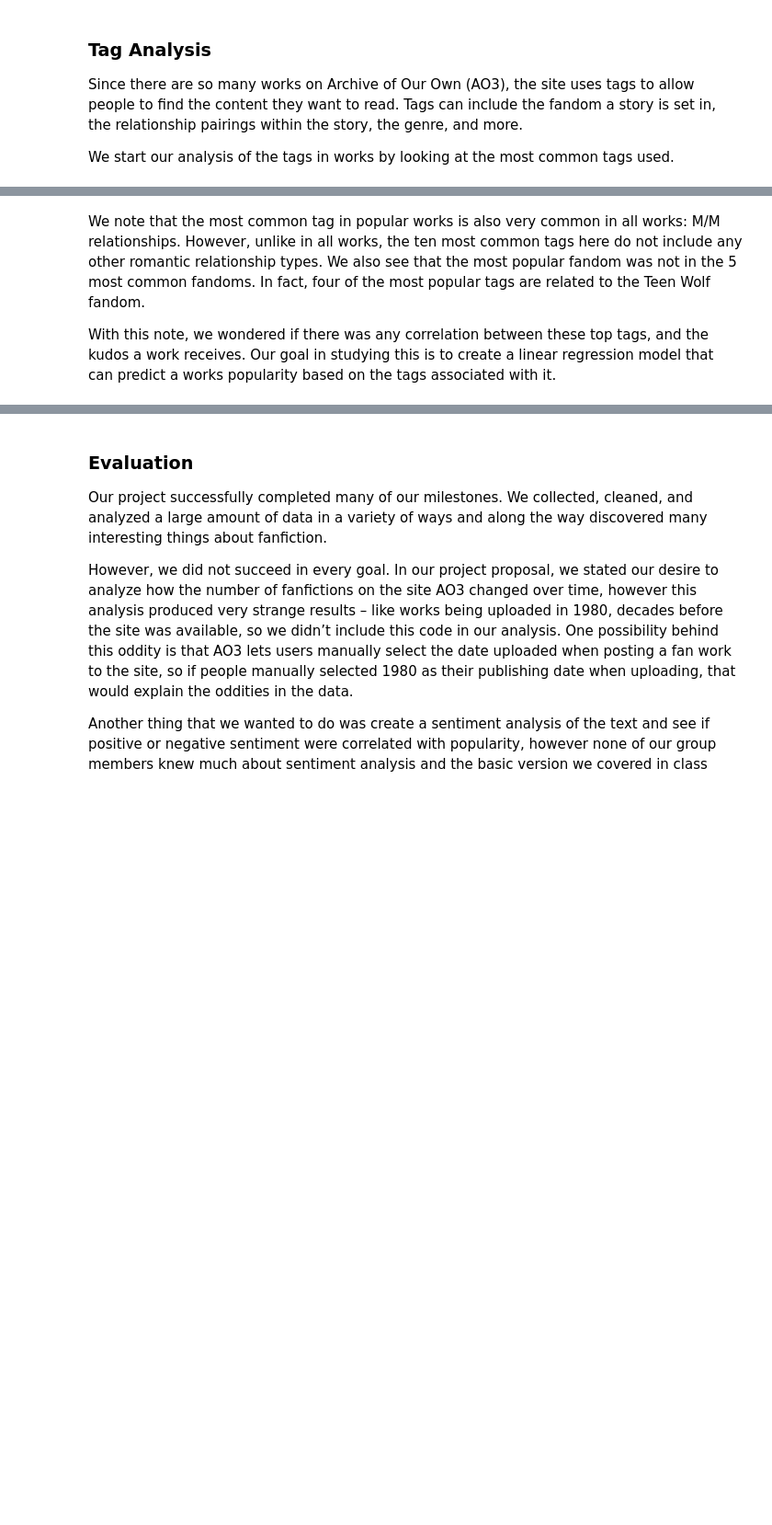
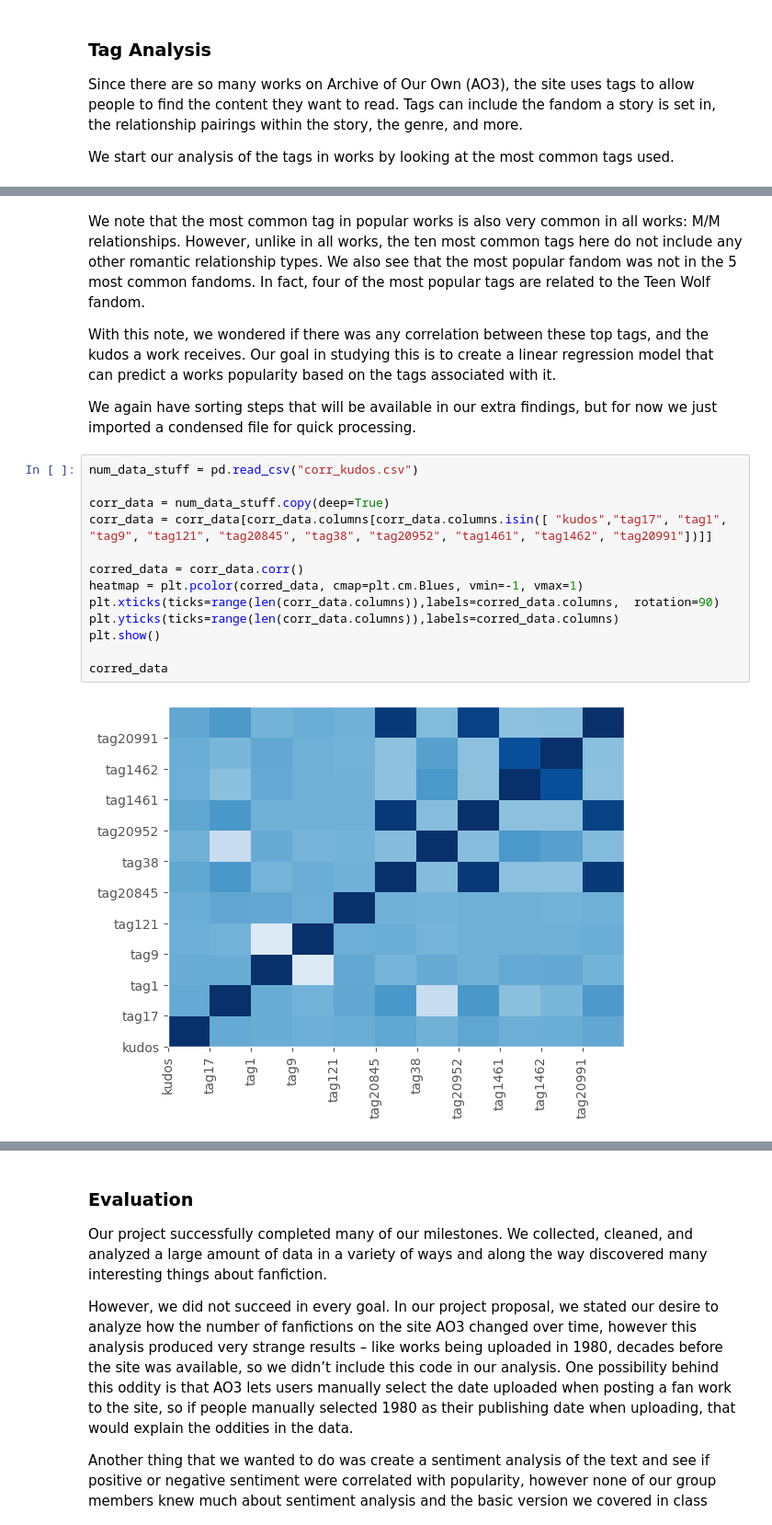
Before and after one commit to bekwashburn/COMP5360_Final_Project, a Jupyter notebook: COMP5360_data_CodeCat/First Milestone.ipynb, the cells around one changed output, grey strips where cells are left out. Shown at 92% size. Drawn from its saved outputs; the diff is of its cells as text; blank space fills up the shorter version.

```diff
--- a/COMP5360_data_CodeCat/First Milestone.ipynb
+++ b/COMP5360_data_CodeCat/First Milestone.ipynb
@@ -1027,3 +1027,20 @@ We note that the most common tag in popular works is also very common in all wor
 We also see that the most popular fandom was not in the 5 most common fandoms. In fact, four of the most popular tags are related to the Teen Wolf fandom.
 
 With this note, we wondered if there was any correlation between these top tags, and the kudos a work receives. Our goal in studying this is to create a linear regression model that can predict a works popularity based on the tags associated with it.
+
+We again have sorting steps that will be available in our extra findings, but for now we just imported a condensed file for quick processing.
+# %%
+num_data_stuff = pd.read_csv("corr_kudos.csv")
+
+corr_data = num_data_stuff.copy(deep=True)
+corr_data = corr_data[corr_data.columns[corr_data.columns.isin([ "kudos","tag17", "tag1", "tag9", "tag121", "tag20845", "tag38", "tag20952", "tag1461", "tag1462", "tag20991"])]]
+
+corred_data = corr_data.corr()
+heatmap = plt.pcolor(corred_data, cmap=plt.cm.Blues, vmin=-1, vmax=1)
+plt.xticks(ticks=range(len(corr_data.columns)),labels=corred_data.columns,  rotation=90)
+plt.yticks(ticks=range(len(corr_data.columns)),labels=corred_data.columns)
+plt.show()
+
+corred_data
+# %% [output]
+[figure, added]
```
Also changed, not shown: parts of 22 cells of this notebook, 1 other file.
